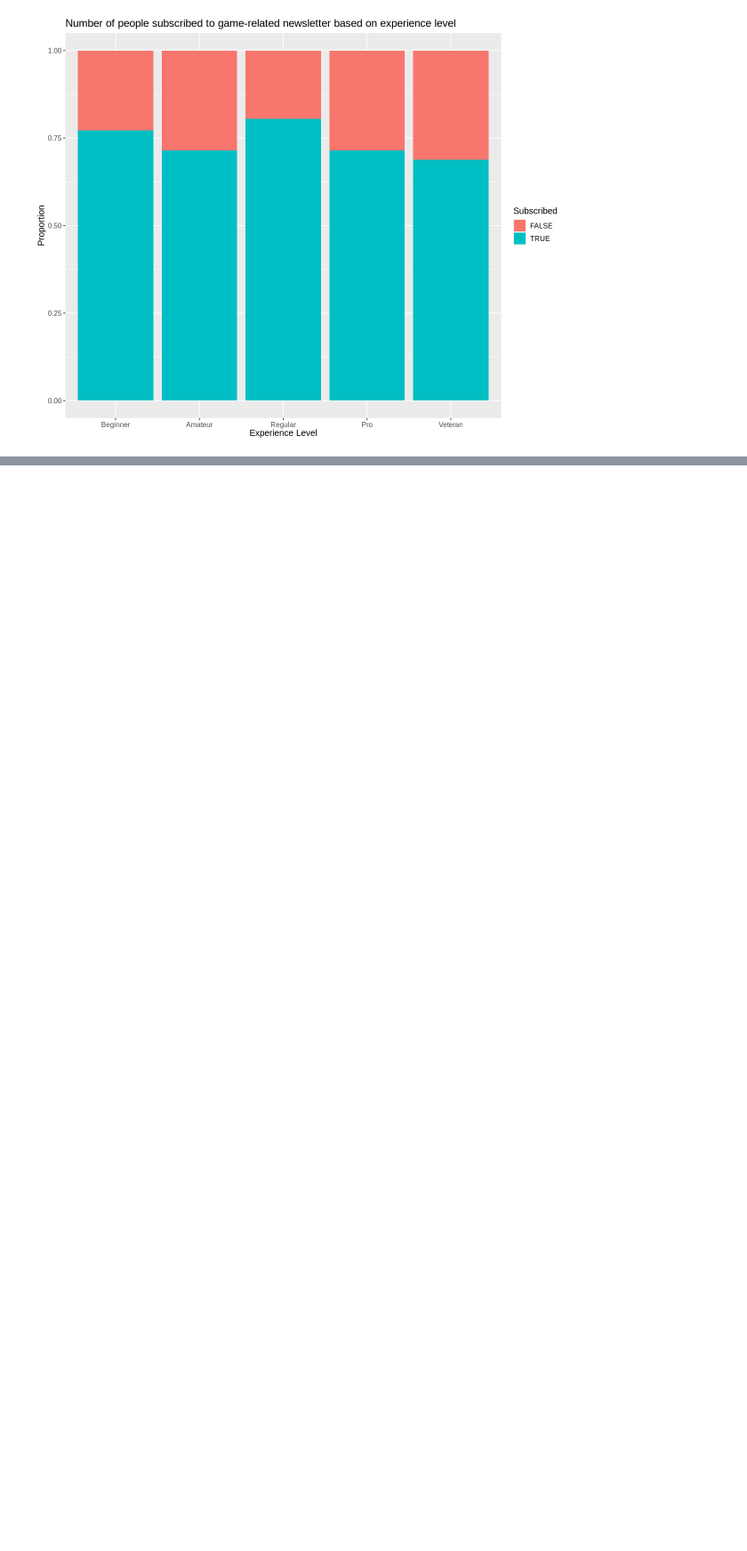
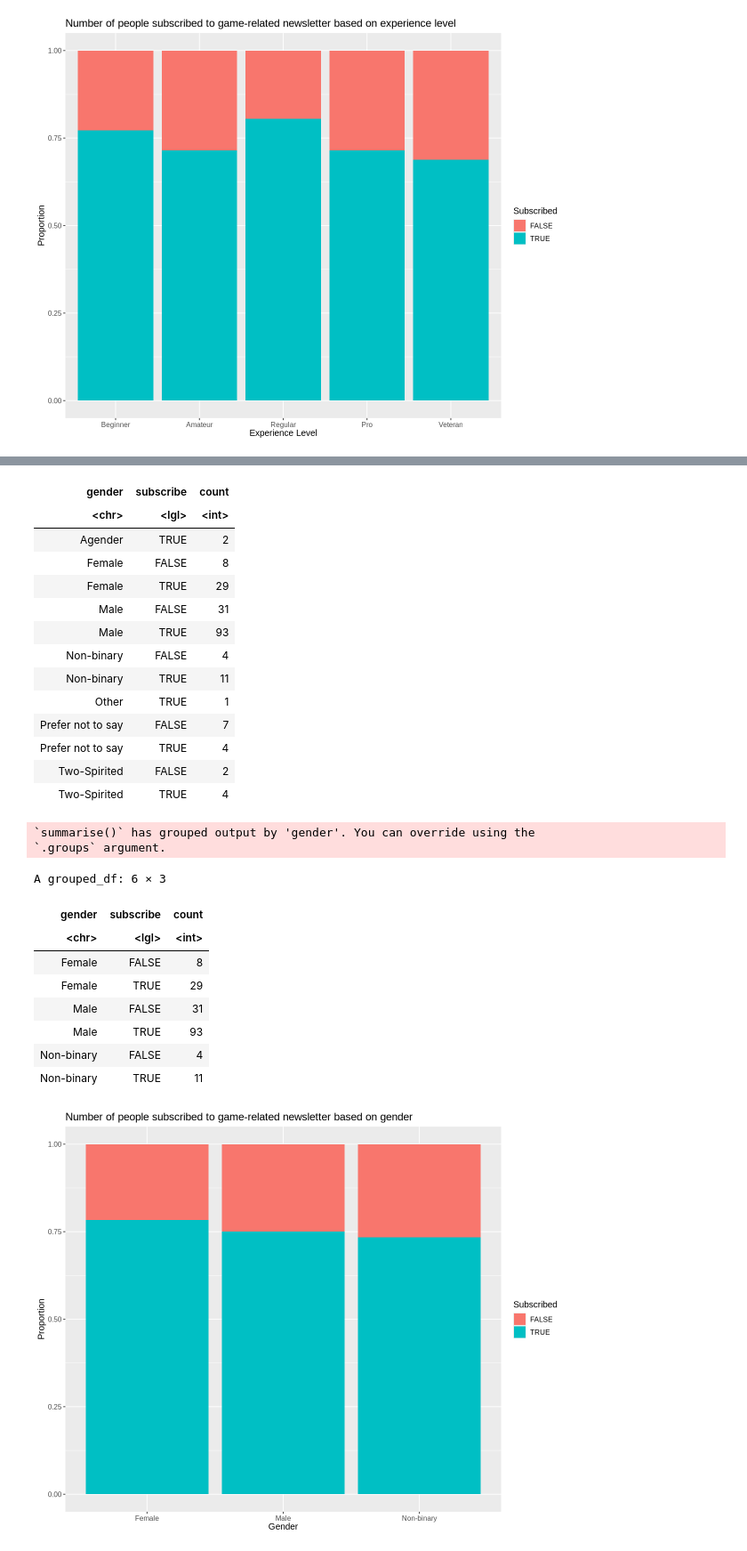
Before and after one commit to aposton2312/dsci100projecty, a Jupyter notebook: project.ipynb, the cells around one changed output, grey strips where cells are left out. Shown at 89% size. Saved outputs shown, nothing was run; the diff lists cells and outputs as text; code cells hidden in the pictures; blank space fills up the shorter version.

Commit message:
Full analysis between gender and subscription.

```diff
--- a/project.ipynb
+++ b/project.ipynb
@@ -141,0 +142,22 @@ From the simplified dataset, I selected the columns "experience" and "subscribe"
+# %%
+players_gender<- players_simple |>
+select(gender, subscribe) |>
+group_by(gender, subscribe) |>
+summarize(count=n())
+players_gender
+
+players_gender_best<- players_simple |>
+select(gender, subscribe) |>
+filter(gender=="Male" | gender=="Female" | gender=="Non-binary") |>
+group_by(gender, subscribe) |>
+summarize(count=n())
+players_gender_best
+
+options(repr.plot.width=10, repr.plot.height=8)
+experience_plot<- players_gender_best |>
+ggplot(aes(x=gender, y=count, fill=subscribe)) +
+geom_bar(stat="identity", position="fill")+
+labs(x="Gender", y="Proportion", title="Number of people subscribed to game-related newsletter based on gender", fill="Subscribed")+
+theme(text=element_text(size=12))
+experience_plot
+# %% [output]
@@ -141,0 +167,26 @@ From the simplified dataset, I selected the columns "experience" and "subscribe"
+| gender | subscribe | count |
+| <chr> | <lgl> | <int> |
+| Agender | TRUE | 2 |
+| Female | FALSE | 8 |
+| Female | TRUE | 29 |
+| Male | FALSE | 31 |
+| Male | TRUE | 93 |
+| Non-binary | FALSE | 4 |
+| Non-binary | TRUE | 11 |
+| Other | TRUE | 1 |
+| Prefer not to say | FALSE | 7 |
+| Prefer not to say | TRUE | 4 |
+| Two-Spirited | FALSE | 2 |
+| Two-Spirited | TRUE | 4 |
+`summarise()` has grouped output by 'gender'. You can override using the
+`.groups` argument.
+A grouped_df: 6 × 3
+| gender | subscribe | count |
+| <chr> | <lgl> | <int> |
+| Female | FALSE | 8 |
+| Female | TRUE | 29 |
+| Male | FALSE | 31 |
+| Male | TRUE | 93 |
+| Non-binary | FALSE | 4 |
+| Non-binary | TRUE | 11 |
+[figure, added]
```
Also changed, not shown: parts of 3 cells of this notebook.
